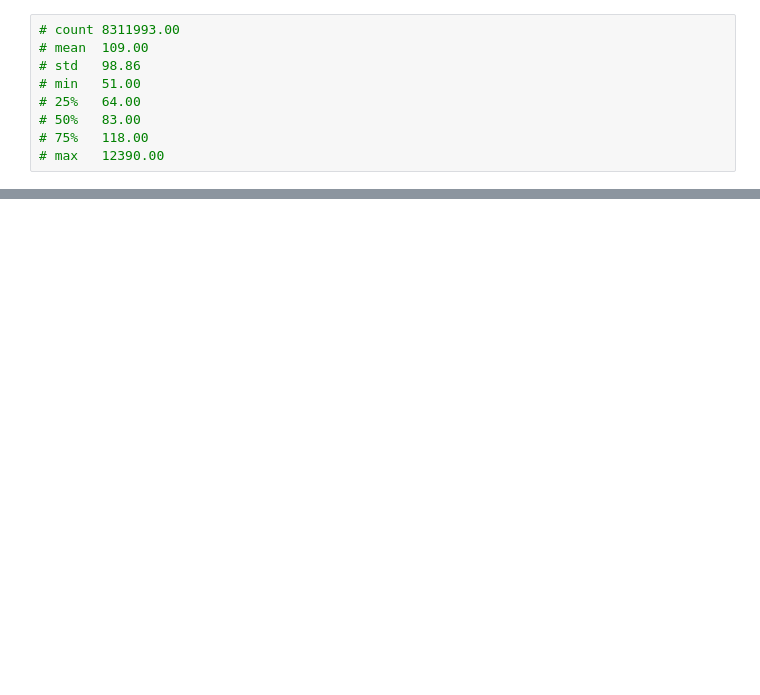
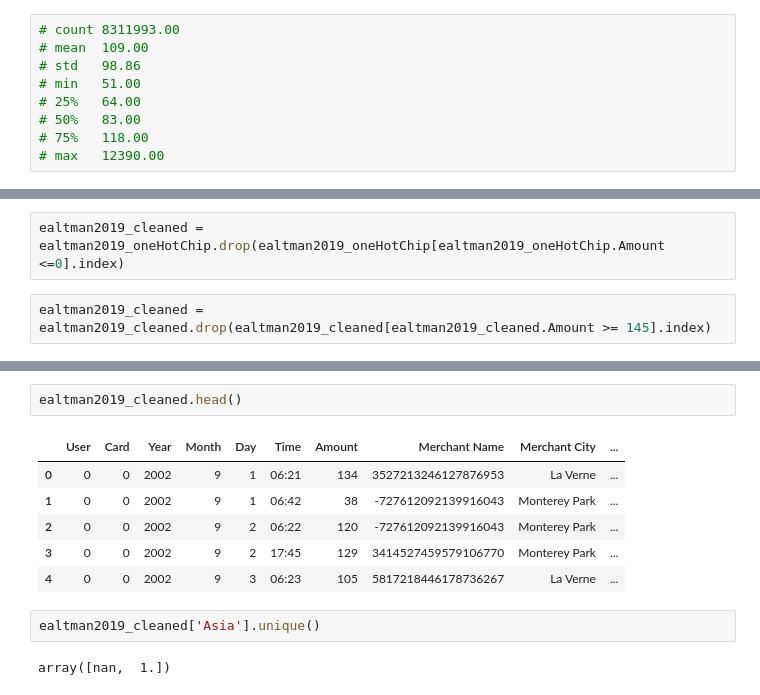
Before and after one commit to OP78142/UTSA-Bootcamp-Final, a Jupyter notebook: Scratch notebook.ipynb, the cells around one changed output, grey strips where cells are left out. Saved outputs shown, nothing was run; the diff lists cells and outputs as text; blank space fills up the shorter version.

```diff
--- a/Scratch notebook.ipynb
+++ b/Scratch notebook.ipynb
@@ -500,0 +263,4 @@ Name: Amount, dtype: float64
+# %%
+ealtman2019_cleaned = ealtman2019_oneHotChip.drop(ealtman2019_oneHotChip[ealtman2019_oneHotChip.Amount <=0].index)
+# %%
+ealtman2019_cleaned = ealtman2019_cleaned.drop(ealtman2019_cleaned[ealtman2019_cleaned.Amount >= 145].index)
@@ -500,0 +287,13 @@ Name: Amount, dtype: float64
+# %%
+ealtman2019_cleaned.head()
+# %% [output]
+|  | User | Card | Year | Month | Day | Time | Amount | Merchant Name | Merchant City | ... |
+| 0 | 0 | 0 | 2002 | 9 | 1 | 06:21 | 134 | 3527213246127876953 | La Verne | ... |
+| 1 | 0 | 0 | 2002 | 9 | 1 | 06:42 | 38 | -727612092139916043 | Monterey Park | ... |
+| 2 | 0 | 0 | 2002 | 9 | 2 | 06:22 | 120 | -727612092139916043 | Monterey Park | ... |
+| 3 | 0 | 0 | 2002 | 9 | 2 | 17:45 | 129 | 3414527459579106770 | Monterey Park | ... |
+| 4 | 0 | 0 | 2002 | 9 | 3 | 06:23 | 105 | 5817218446178736267 | La Verne | ... |
+# %%
+ealtman2019_cleaned['Asia'].unique()
+# %% [output]
+array([nan,  1.])
```
Also changed, not shown: parts of 88 cells of this notebook.
